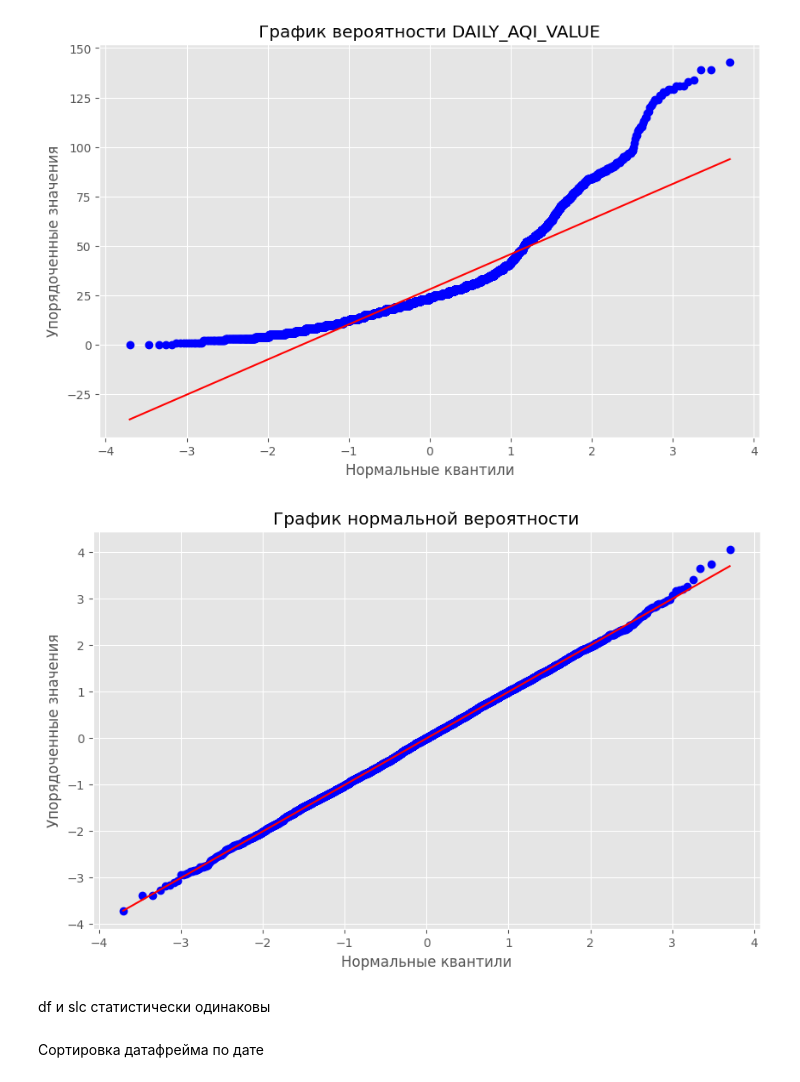
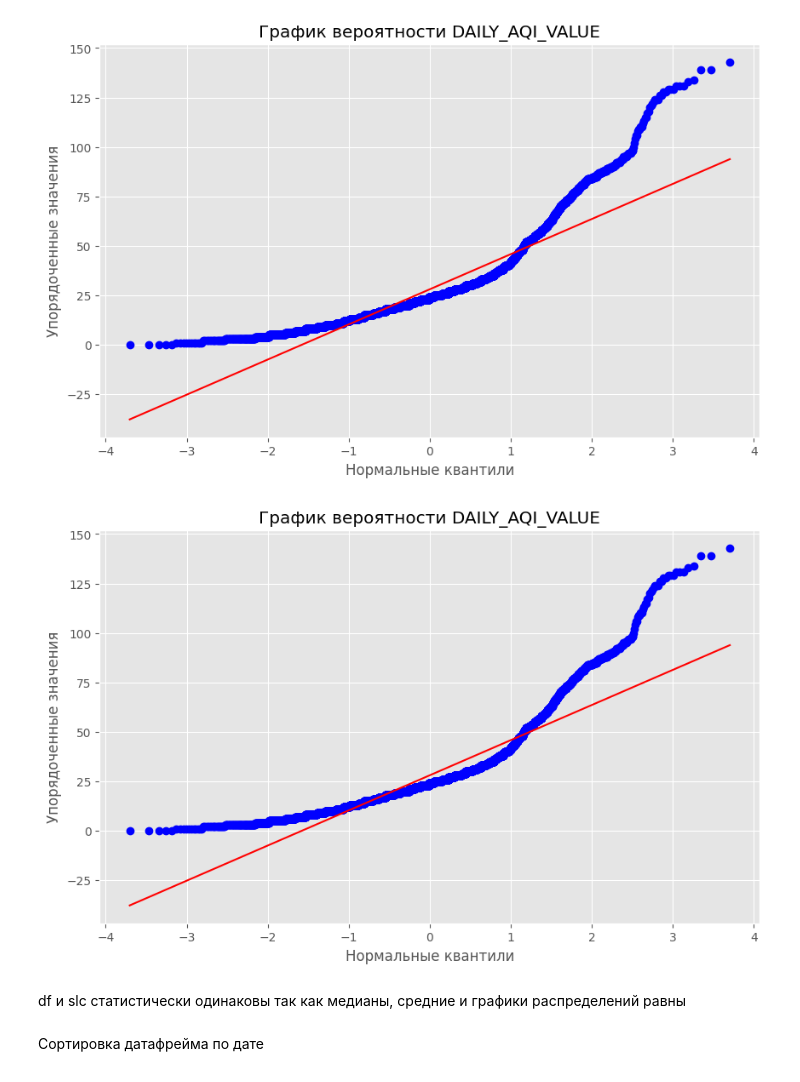
Before and after one commit to MokretsovaViktoria/DS, a Jupyter notebook: HomeWork/2024_03/HW3_статистические_гипотезы.ipynb, the cells around one changed output. Saved outputs shown, nothing was run; the diff lists cells and outputs as text; code cells hidden in the pictures.

```diff
--- a/HomeWork/2024_03/HW3_статистические_гипотезы.ipynb
+++ b/HomeWork/2024_03/HW3_статистические_гипотезы.ipynb
@@ -194,17 +204,15 @@ plt.show()
 # %% [output]
 [figure]
 # %%
-samp_size = len(df['DAILY_AQI_VALUE'])
-x = norm.rvs(loc=0, scale=1, size=samp_size)
-probplot(x, plot=plt)
-plt.title("График нормальной вероятности")
+probplot(slc['DAILY_AQI_VALUE'], plot=plt)
+plt.title("График вероятности DAILY_AQI_VALUE")
 plt.xlabel("Нормальные квантили")
 plt.ylabel("Упорядоченные значения")
 plt.show()
 # %% [output]
-[figure, old version]
+[figure, new version]
 # %% [markdown]
-df и slc статистически одинаковы
+df и slc статистически одинаковы так как медианы, средние и графики распределений равны
 # %% [markdown]
 Сортировка датафрейма по дате
 # %%
```
Also changed, not shown: parts of 2 cells of this notebook.
